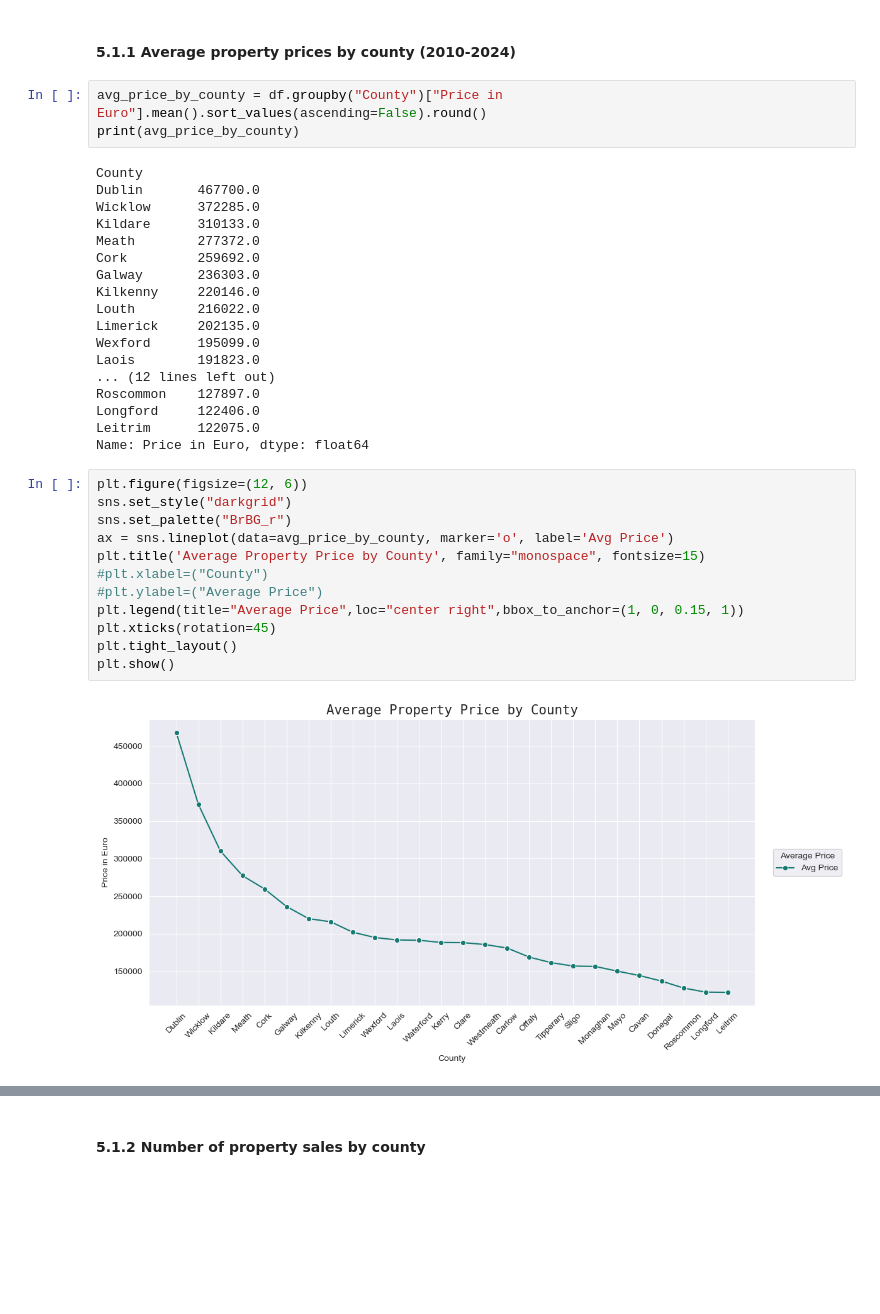
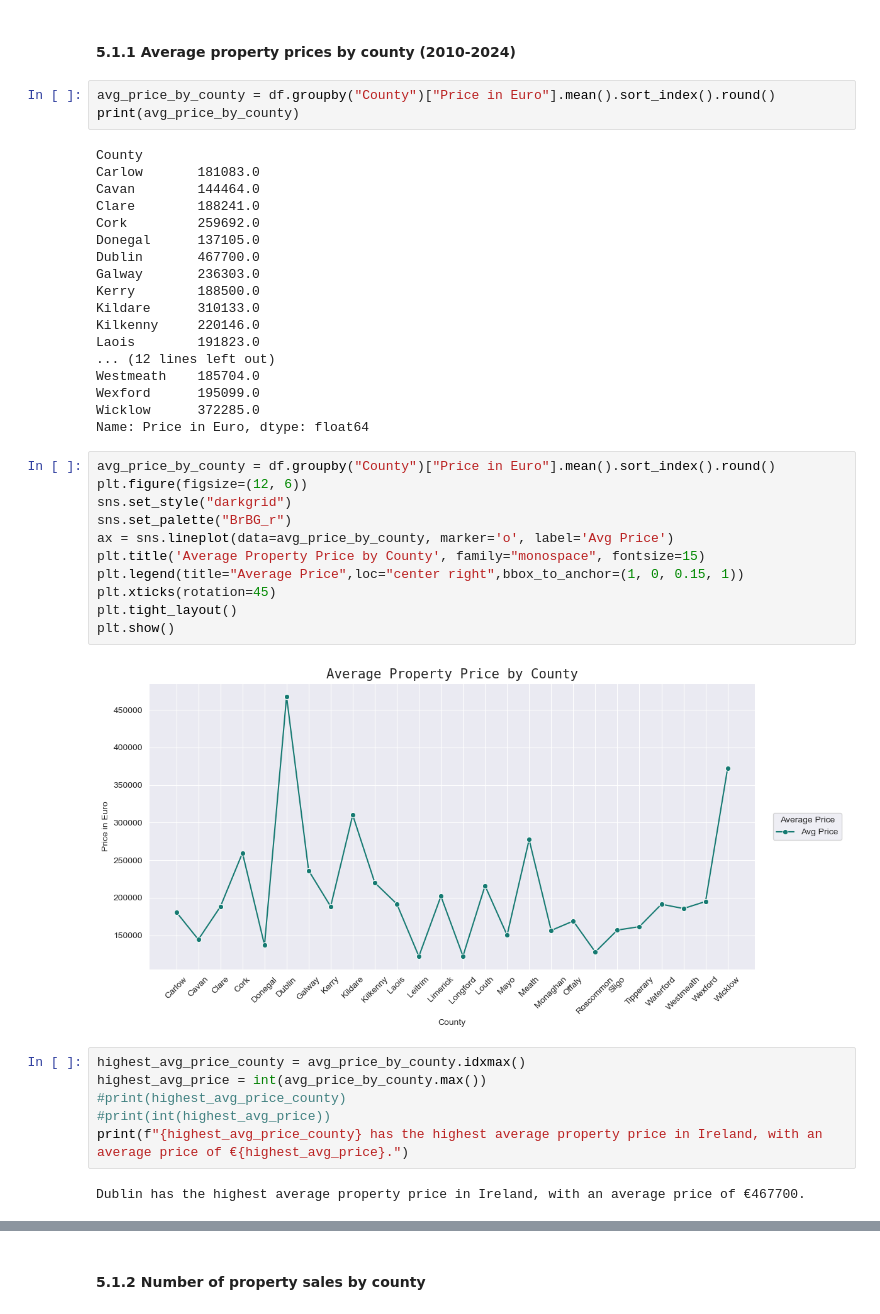
Before and after one commit to SBCURLEY/PFDA-Project, a Jupyter notebook: rppr.ipynb, the cells around one changed output, grey strips where cells are left out. Cells and saved outputs as stored; diff of their text form; blank space fills up the shorter version.

```diff
--- a/rppr.ipynb
+++ b/rppr.ipynb
@@ -329,37 +325,44 @@ Name: Month, Length: 694503, dtype: int32
 # %% [markdown]
 #### 5.1.1 Average property prices by county (2010-2024)
 # %%
-avg_price_by_county = df.groupby("County")["Price in Euro"].mean().sort_values(ascending=False).round()
+avg_price_by_county = df.groupby("County")["Price in Euro"].mean().sort_index().round()
 print(avg_price_by_county)
 # %% [output]
 County
+Carlow       181083.0
+Cavan        144464.0
+Clare        188241.0
+Cork         259692.0
+Donegal      137105.0
 Dublin       467700.0
-Wicklow      372285.0
+Galway       236303.0
+Kerry        188500.0
 Kildare      310133.0
-Meath        277372.0
-Cork         259692.0
-Galway       236303.0
 Kilkenny     220146.0
-Louth        216022.0
-Limerick     202135.0
-Wexford      195099.0
 Laois        191823.0
 ... (12 lines left out)
-Roscommon    127897.0
-Longford     122406.0
-Leitrim      122075.0
+Westmeath    185704.0
+Wexford      195099.0
+Wicklow      372285.0
 Name: Price in Euro, dtype: float64
 # %%
+avg_price_by_county = df.groupby("County")["Price in Euro"].mean().sort_index().round()
 plt.figure(figsize=(12, 6))
 sns.set_style("darkgrid")
 sns.set_palette("BrBG_r")
 ax = sns.lineplot(data=avg_price_by_county, marker='o', label='Avg Price')
 plt.title('Average Property Price by County', family="monospace", fontsize=15)
-#plt.xlabel=("County")
-#plt.ylabel=("Average Price")
 plt.legend(title="Average Price",loc="center right",bbox_to_anchor=(1, 0, 0.15, 1))
 plt.xticks(rotation=45)
 plt.tight_layout()
 plt.show()
 # %% [output]
-[figure, old version]
+[figure, new version]
+# %%
+highest_avg_price_county = avg_price_by_county.idxmax()
+highest_avg_price = int(avg_price_by_county.max())
+#print(highest_avg_price_county)
+#print(int(highest_avg_price))
+print(f"{highest_avg_price_county} has the highest average property price in Ireland, with an average price of €{highest_avg_price}.")
+# %% [output]
+Dublin has the highest average property price in Ireland, with an average price of €467700.
```
Also changed, not shown: parts of 17 cells of this notebook.
